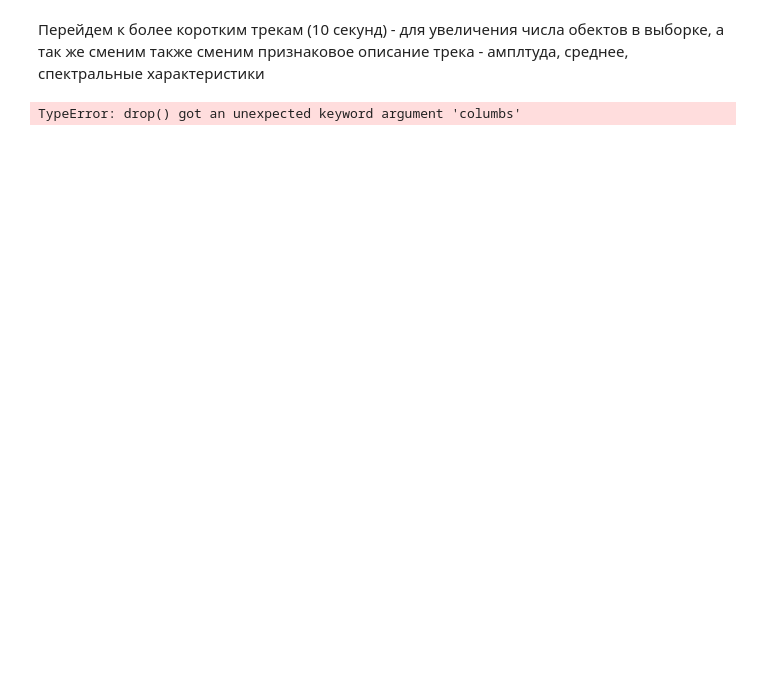
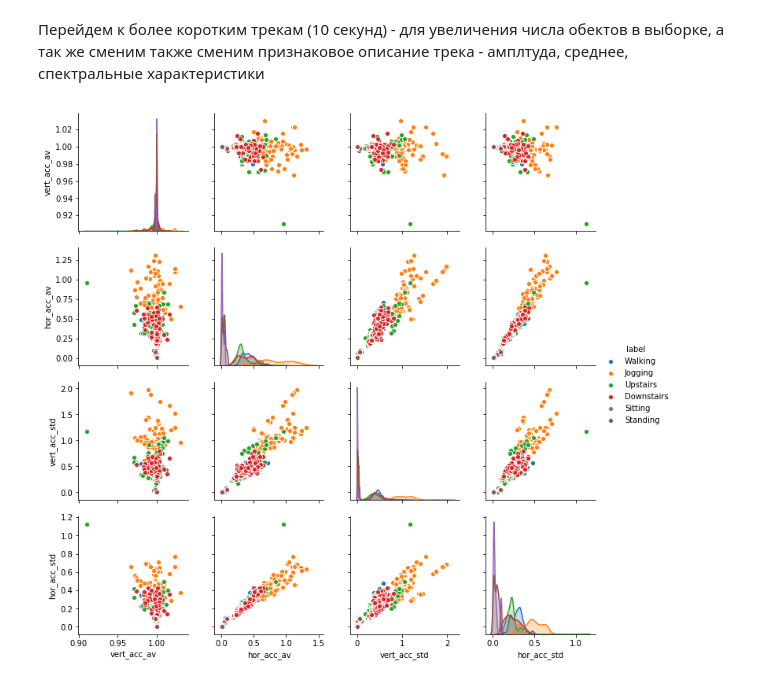
Before and after one commit to norrilsk/str_sht, a Jupyter notebook: Accelerometr.ipynb, the cells around one changed output. Saved outputs shown, nothing was run; the diff lists cells and outputs as text; code cells hidden in the pictures; blank space fills up the shorter version.

Commit message:
Pairplot

```diff
--- a/Accelerometr.ipynb
+++ b/Accelerometr.ipynb
@@ -210,7 +210,26 @@ plt.show()
 # %% [markdown]
 Перейдем к более коротким трекам (10 секунд) - для увеличения числа обектов в выборке, а так же сменим также сменим признаковое описание трека - амплтуда, среднее, спектральные характеристики
-# %%
-data = data.drop(columbs = ['x_acc','y_acc','z_acc', 'avx_acc', 'avy_acc', 'avz_acc', 'g2'])
-data[:10].values
-# %% [output]
-TypeError: drop() got an unexpected keyword argument 'columbs'
+# %%
+data_short = data.drop(columns = ['x_acc','y_acc','z_acc', 'avx_acc', 'avy_acc', 'avz_acc', 'g2'])
+new_columns = ['vert_acc_av', 'hor_acc_av', 'vert_acc_std', 'hor_acc_std', 'label']
+new_data_dict = {key:[] for key in new_columns}
+tracks_by_label = {key:[] for key in activities}
+SEMP_NUM = 300
+ind = 0
+
+for track in range(num_tacks):
+    track_data = data_short[data_short.track == track].drop(columns=['track'])
+    for i in range(len(track_data)//SEMP_NUM):
+        new_data_dict['vert_acc_av'].append(track_data.vert_acc.mean())
+        new_data_dict['vert_acc_std'].append(track_data.vert_acc.std())
+        new_data_dict['hor_acc_av'].append(track_data.hor_acc.mean())
+        new_data_dict['hor_acc_std'].append(track_data.hor_acc.std())
+        new_data_dict['label'].append(track_data.activity.values[0])
+
+new_data = pd.DataFrame(data = new_data_dict)
+# %%
+sns.pairplot(new_data, hue='label')
+
+plt.show()
+# %% [output]
+[figure, added]
```
Also changed, not shown: parts of 6 cells of this notebook.
